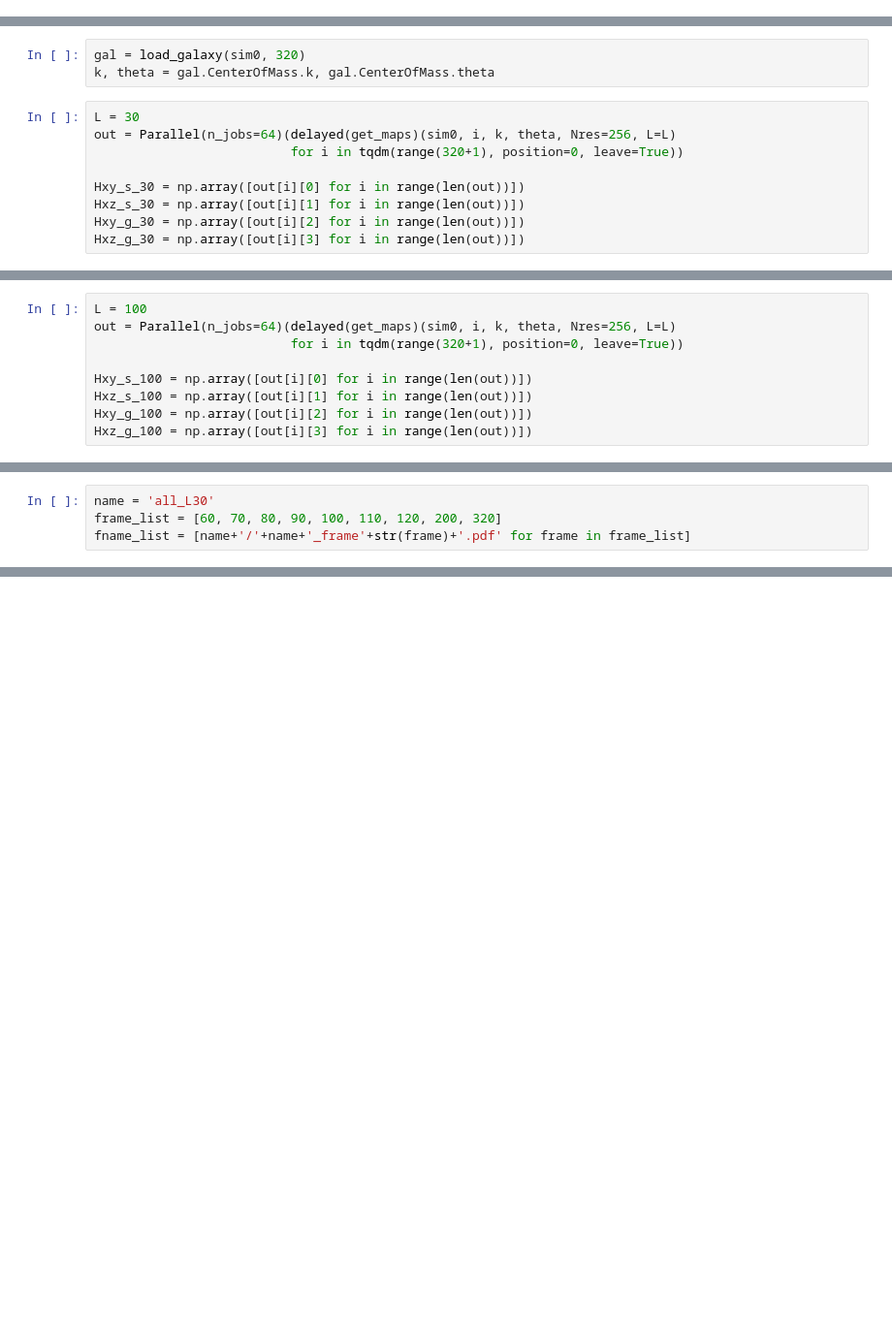
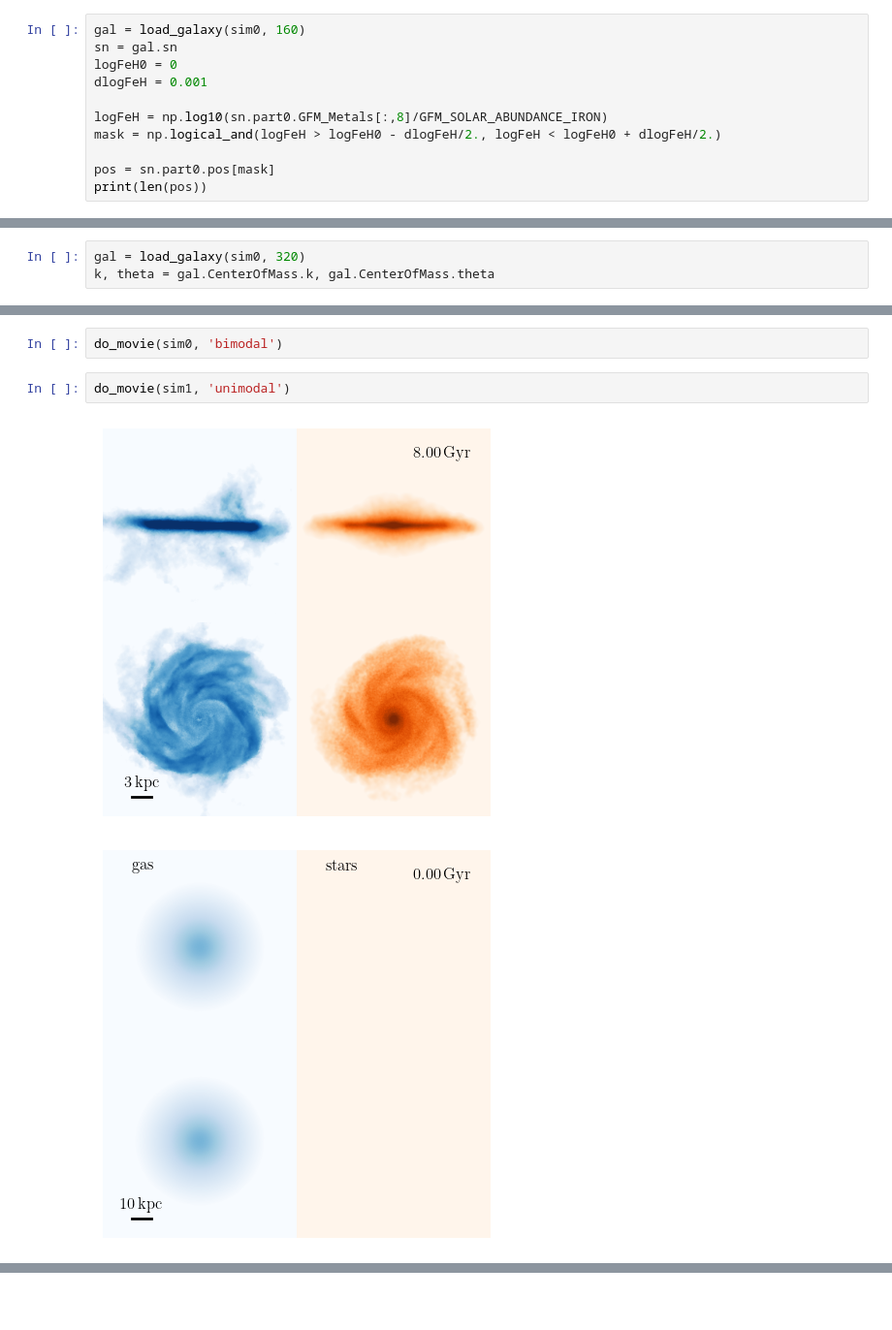
Before and after one commit to gusbeane/GSEgas, a Jupyter notebook: plots/movie/movie.ipynb, the cells around one changed output, grey strips where cells are left out. Shown at 97% size. Cells and saved outputs as stored; diff of their text form; blank space fills up the shorter version.

Commit message:
Add bimodal L30

```diff
--- a/plots/movie/movie.ipynb
+++ b/plots/movie/movie.ipynb
@@ -225,0 +290,11 @@ def get_maps(sim, idx, k, theta,
+# %%
+gal = load_galaxy(sim0, 160)
+sn = gal.sn
+logFeH0 = 0
+dlogFeH = 0.001
+
+logFeH = np.log10(sn.part0.GFM_Metals[:,8]/GFM_SOLAR_ABUNDANCE_IRON)
+mask = np.logical_and(logFeH > logFeH0 - dlogFeH/2., logFeH < logFeH0 + dlogFeH/2.)
+
+pos = sn.part0.pos[mask]
+print(len(pos))
@@ -361,12 +440,3 @@ def make_movie(H00, H01, H10, H11, time, nres, vmin, vmax, name,
 # %%
 gal = load_galaxy(sim0, 320)
 k, theta = gal.CenterOfMass.k, gal.CenterOfMass.theta
-# %%
-L = 30
-out = Parallel(n_jobs=64)(delayed(get_maps)(sim0, i, k, theta, Nres=256, L=L)
-                          for i in tqdm(range(320+1), position=0, leave=True))
-
-Hxy_s_30 = np.array([out[i][0] for i in range(len(out))])
-Hxz_s_30 = np.array([out[i][1] for i in range(len(out))])
-Hxy_g_30 = np.array([out[i][2] for i in range(len(out))])
-Hxz_g_30 = np.array([out[i][3] for i in range(len(out))])
@@ -383,9 +442,0 @@ make_movie(Hxz_g_30, Hxz_s_30, Hxy_g_30, Hxy_s_30, time, Hxy_g_30[0].shape[0],
-# %%
-L = 100
-out = Parallel(n_jobs=64)(delayed(get_maps)(sim0, i, k, theta, Nres=256, L=L)
-                          for i in tqdm(range(320+1), position=0, leave=True))
-
-Hxy_s_100 = np.array([out[i][0] for i in range(len(out))])
-Hxz_s_100 = np.array([out[i][1] for i in range(len(out))])
-Hxy_g_100 = np.array([out[i][2] for i in range(len(out))])
-Hxz_g_100 = np.array([out[i][3] for i in range(len(out))])
@@ -421,4 +442,0 @@ make_movie(Hxz_g_100, Hxz_s_100, Hxy_g_100, Hxy_s_100, time, Hxy_g_100[0].shape[
-# %%
-name = 'all_L30'
-frame_list = [60, 70, 80, 90, 100, 110, 120, 200, 320]
-fname_list = [name+'/'+name+'_frame'+str(frame)+'.pdf' for frame in frame_list]
@@ -428,0 +509,7 @@ fname_list = [name+'/'+name+'_frame'+str(frame)+'.pdf' for frame in frame_list]
+# %%
+do_movie(sim0, 'bimodal')
+# %%
+do_movie(sim1, 'unimodal')
+# %% [output]
+[figure, added]
+[figure, added]
```
Also changed, not shown: parts of 24 cells of this notebook, 10 other files.
